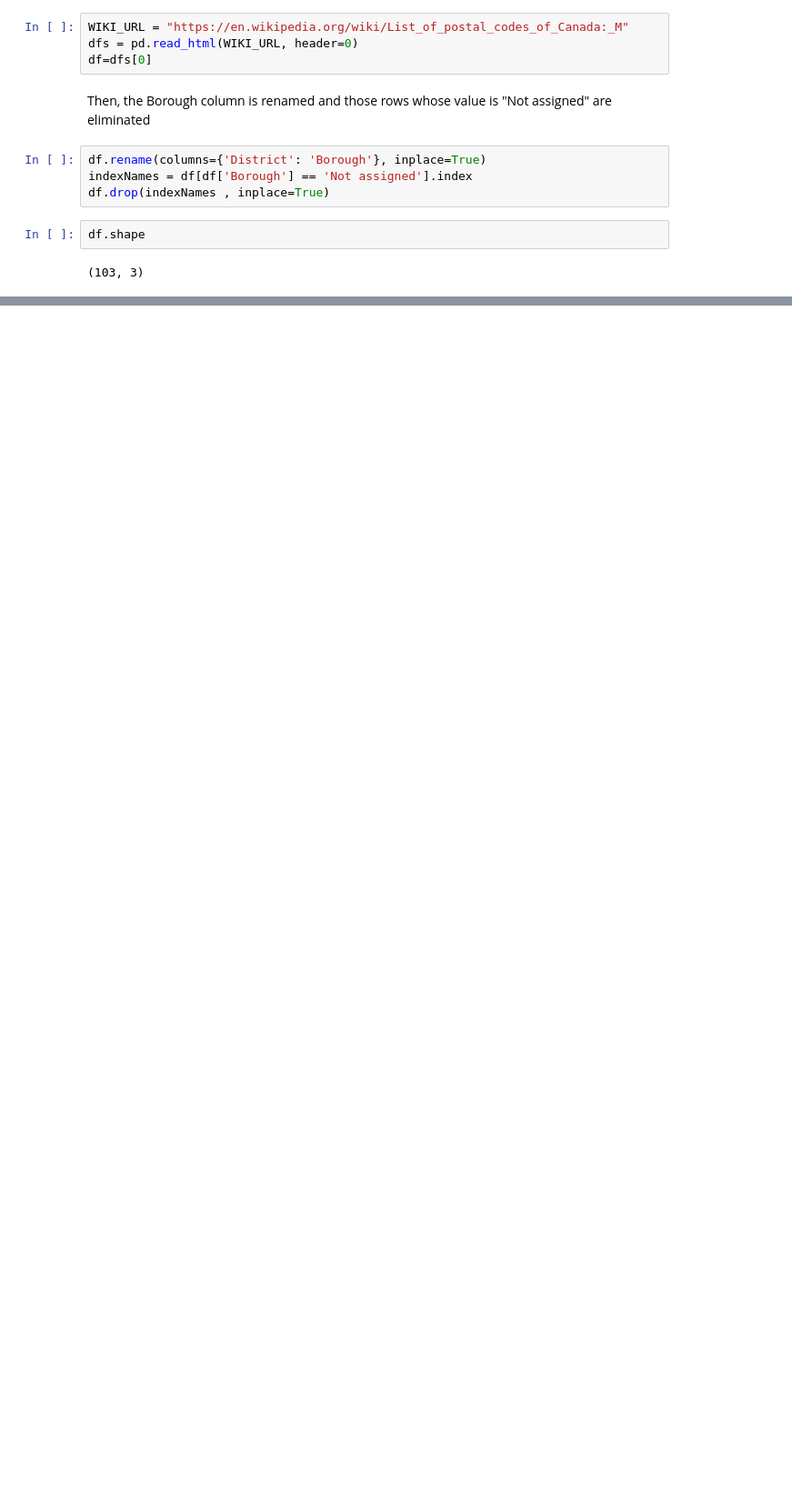
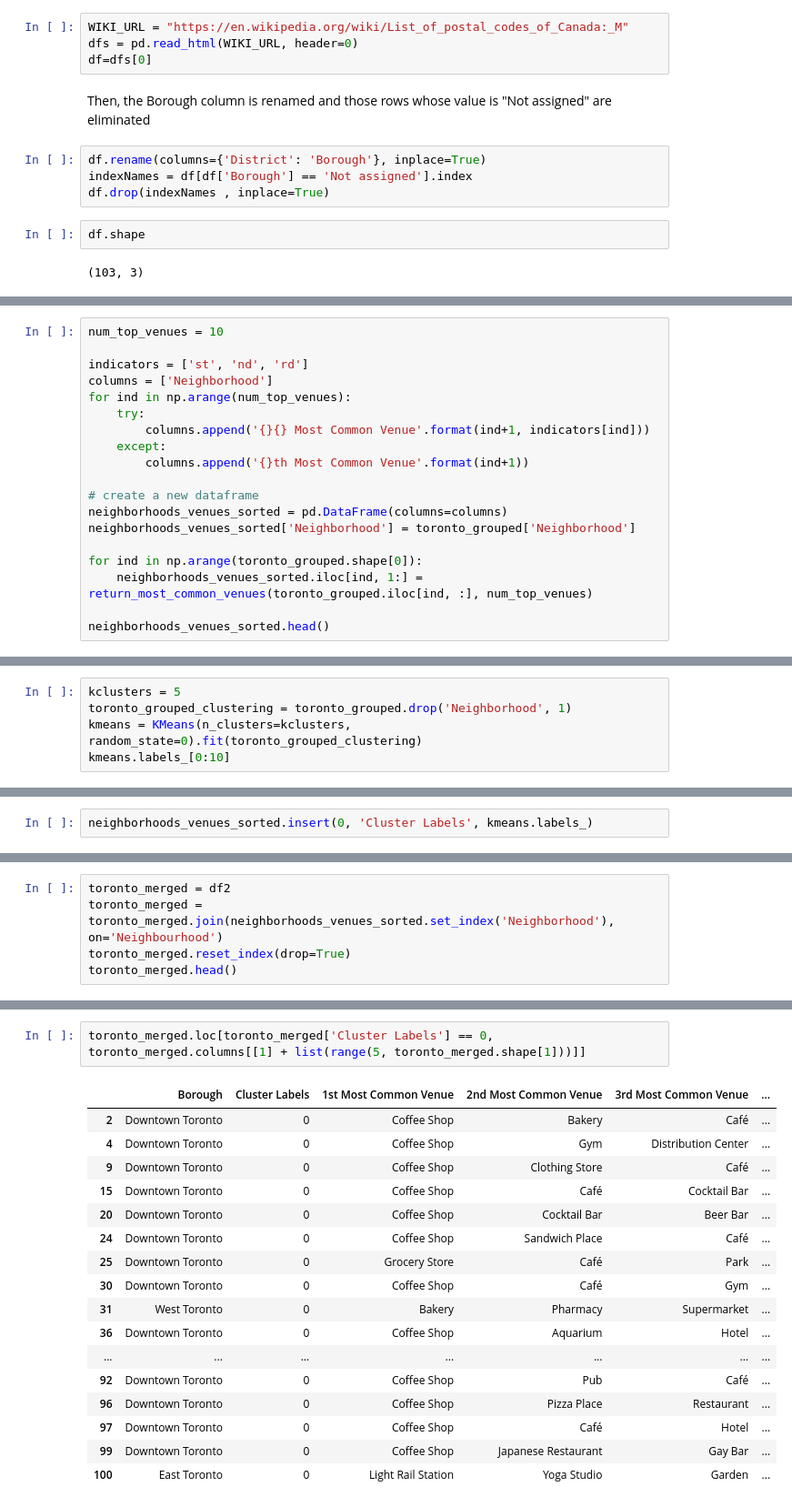
Before and after one commit to mfgonzalez7/Coursera_Capstone, a Jupyter notebook: Capstone Project.ipynb, the cells around one changed output, grey strips where cells are left out. Shown: that part at 91% size. Saved outputs shown, nothing was run; the diff lists cells and outputs as text; blank space fills up the shorter version.

```diff
--- a/Capstone Project.ipynb
+++ b/Capstone Project.ipynb
@@ -22,0 +356,19 @@ df.shape
+# %%
+num_top_venues = 10
+
+indicators = ['st', 'nd', 'rd']
+columns = ['Neighborhood']
+for ind in np.arange(num_top_venues):
+    try:
+        columns.append('{}{} Most Common Venue'.format(ind+1, indicators[ind]))
+    except:
+        columns.append('{}th Most Common Venue'.format(ind+1))
+
+# create a new dataframe
+neighborhoods_venues_sorted = pd.DataFrame(columns=columns)
+neighborhoods_venues_sorted['Neighborhood'] = toronto_grouped['Neighborhood']
+
+for ind in np.arange(toronto_grouped.shape[0]):
+    neighborhoods_venues_sorted.iloc[ind, 1:] = return_most_common_venues(toronto_grouped.iloc[ind, :], num_top_venues)
+
+neighborhoods_venues_sorted.head()
@@ -22,0 +384,5 @@ df.shape
+# %%
+kclusters = 5
+toronto_grouped_clustering = toronto_grouped.drop('Neighborhood', 1)
+kmeans = KMeans(n_clusters=kclusters, random_state=0).fit(toronto_grouped_clustering)
+kmeans.labels_[0:10]
@@ -22,0 +391,2 @@ df.shape
+# %%
+neighborhoods_venues_sorted.insert(0, 'Cluster Labels', kmeans.labels_)
@@ -22,0 +397,5 @@ df.shape
+# %%
+toronto_merged = df2
+toronto_merged = toronto_merged.join(neighborhoods_venues_sorted.set_index('Neighborhood'), on='Neighbourhood')
+toronto_merged.reset_index(drop=True)
+toronto_merged.head()
@@ -22,0 +436,20 @@ df.shape
+# %%
+toronto_merged.loc[toronto_merged['Cluster Labels'] == 0, toronto_merged.columns[[1] + list(range(5, toronto_merged.shape[1]))]]
+# %% [output]
+|  | Borough | Cluster Labels | 1st Most Common Venue | 2nd Most Common Venue | 3rd Most Common Venue | ... |
+| 2 | Downtown Toronto | 0 | Coffee Shop | Bakery | Café | ... |
+| 4 | Downtown Toronto | 0 | Coffee Shop | Gym | Distribution Center | ... |
+| 9 | Downtown Toronto | 0 | Coffee Shop | Clothing Store | Café | ... |
+| 15 | Downtown Toronto | 0 | Coffee Shop | Café | Cocktail Bar | ... |
+| 20 | Downtown Toronto | 0 | Coffee Shop | Cocktail Bar | Beer Bar | ... |
+| 24 | Downtown Toronto | 0 | Coffee Shop | Sandwich Place | Café | ... |
+| 25 | Downtown Toronto | 0 | Grocery Store | Café | Park | ... |
+| 30 | Downtown Toronto | 0 | Coffee Shop | Café | Gym | ... |
+| 31 | West Toronto | 0 | Bakery | Pharmacy | Supermarket | ... |
+| 36 | Downtown Toronto | 0 | Coffee Shop | Aquarium | Hotel | ... |
+| ... | ... | ... | ... | ... | ... | ... |
+| 92 | Downtown Toronto | 0 | Coffee Shop | Pub | Café | ... |
+| 96 | Downtown Toronto | 0 | Coffee Shop | Pizza Place | Restaurant | ... |
+| 97 | Downtown Toronto | 0 | Coffee Shop | Café | Hotel | ... |
+| 99 | Downtown Toronto | 0 | Coffee Shop | Japanese Restaurant | Gay Bar | ... |
+| 100 | East Toronto | 0 | Light Rail Station | Yoga Studio | Garden | ... |
```
Also changed, not shown: parts of 47 cells of this notebook.
